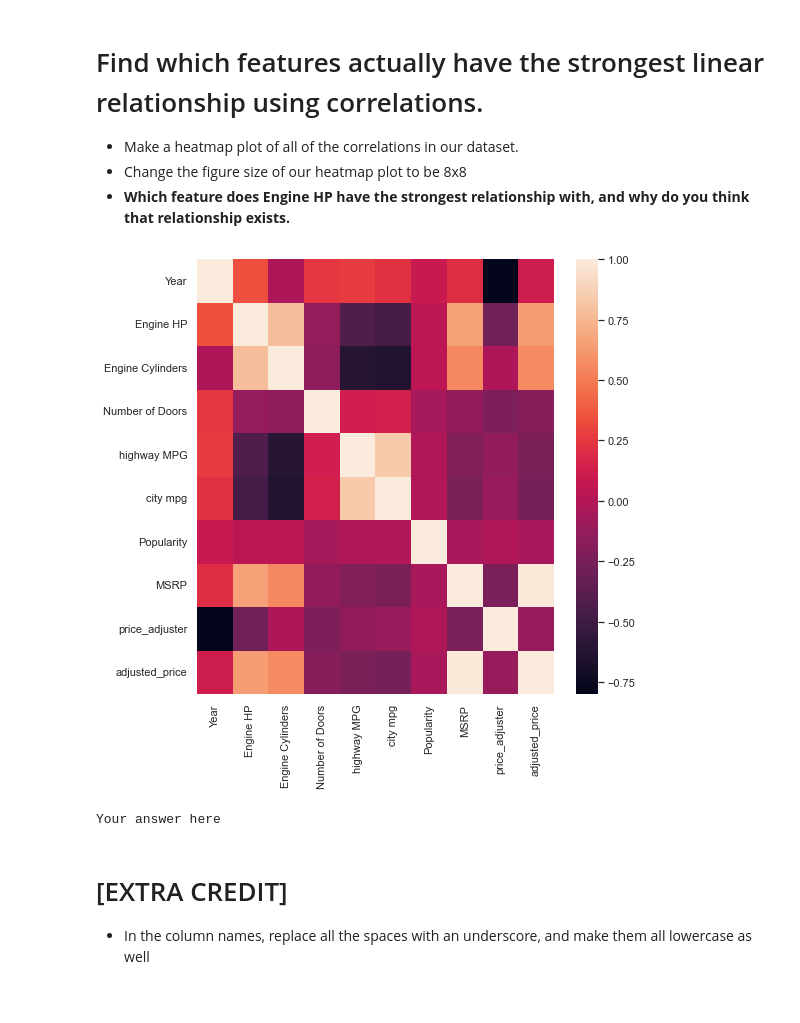
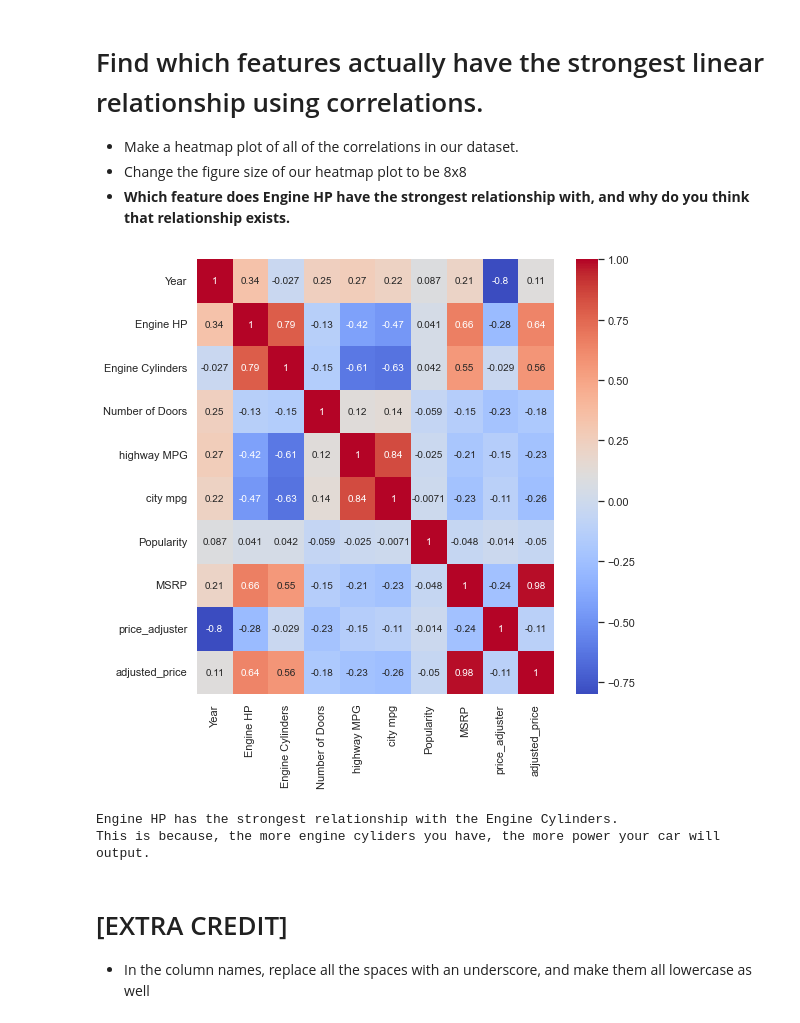
Before and after one commit to deepankarck2/2022-fall-data-science, a Jupyter notebook: Week-02-EDA/Exercise-EDA.ipynb, the cells around one changed output. Drawn from its saved outputs; the diff is of its cells as text; code cells hidden in the pictures.

```diff
--- a/Week-02-EDA/Exercise-EDA.ipynb
+++ b/Week-02-EDA/Exercise-EDA.ipynb
@@ -421,16 +423,18 @@ sns.pairplot(df);
 # %%
 # * Make a heatmap plot of all of the correlations in our dataset.
 # * Change the figure size of our heatmap plot to be 8x8
 fig, ax = plt.subplots(figsize=(8, 8))
-ax = sns.heatmap(df.corr())
+ax = sns.heatmap(df.corr(), annot=True, cmap="coolwarm")
 # %% [output]
-[figure, old version]
+[figure, new version]
 # %%
 # Which feature does Engine HP have the strongest relationship with, and why do you think that relationship exists.
 
-print('Your answer here')
+print('Engine HP has the strongest relationship with the Engine Cylinders.')
+print('This is because, the more engine cyliders you have, the more power your car will output.')
 # %% [output]
-Your answer here
+Engine HP has the strongest relationship with the Engine Cylinders.
+This is because, the more engine cyliders you have, the more power your car will output.
 # %% [markdown]
 # [EXTRA CREDIT]
 * In the column names, replace all the spaces with an underscore, and make them all lowercase as well
```
Also changed, not shown: parts of 11 cells of this notebook.
